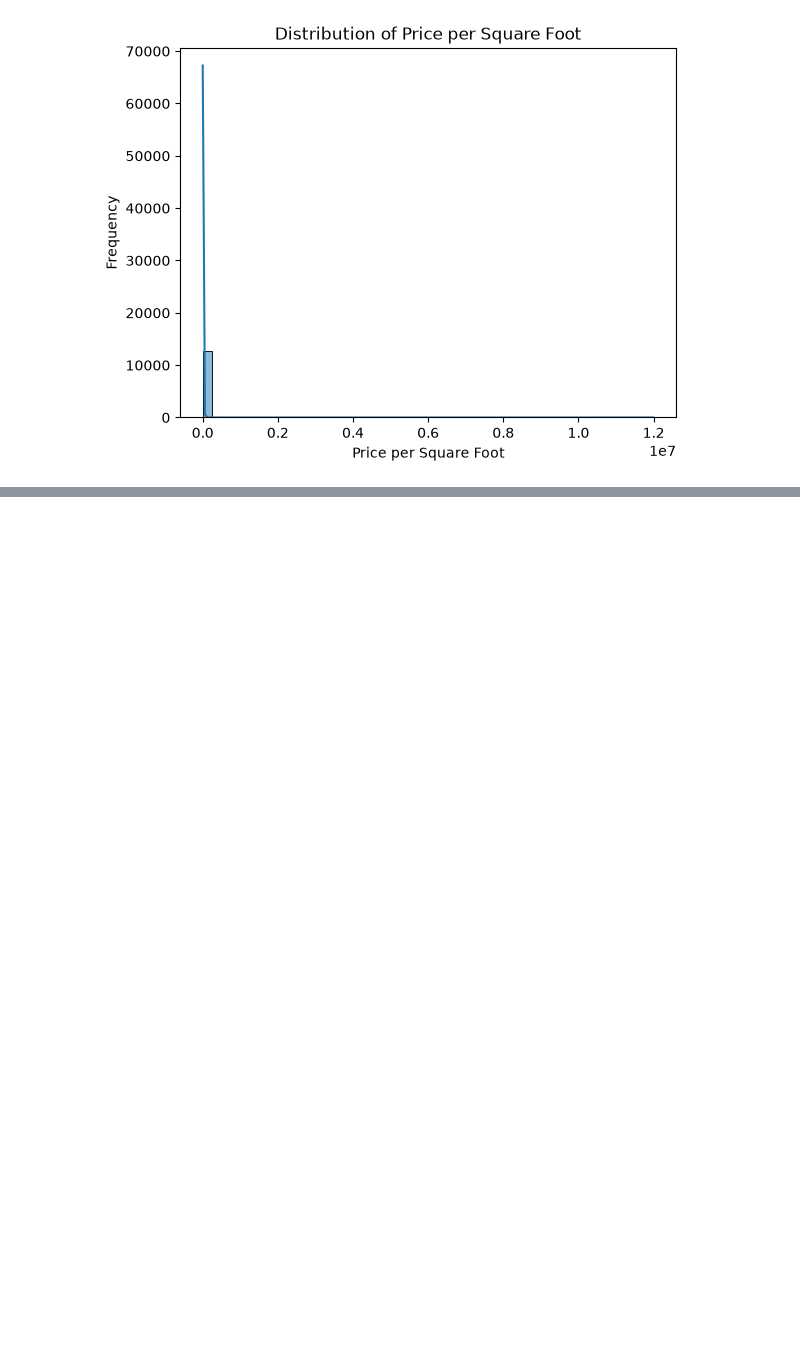
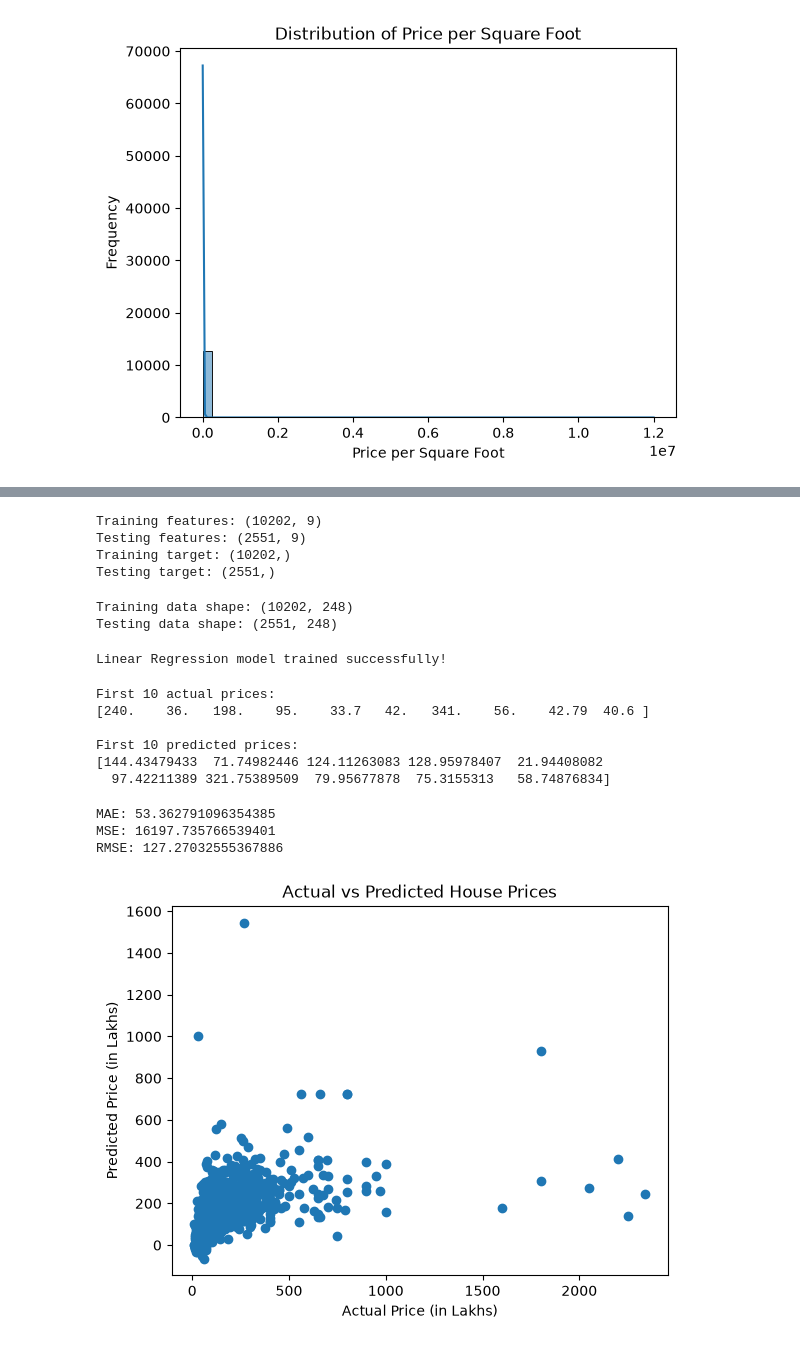
Before and after one commit to Bhoomikamalik81/Probation-Project-26, a Jupyter notebook: Bhoomika-Task-7/bhoomika-task-7.ipynb, the cells around one changed output, grey strips where cells are left out. Cells and saved outputs as stored; diff of their text form; code cells hidden in the pictures; blank space fills up the shorter version.

Commit message:
Trained MODEL

```diff
--- a/Bhoomika-Task-7/bhoomika-task-7.ipynb
+++ b/Bhoomika-Task-7/bhoomika-task-7.ipynb
@@ -1099,0 +1352,63 @@ plt.show()
+# %%
+from sklearn.model_selection import train_test_split
+X_train, X_test, y_train, y_test = train_test_split(
+    X, y, test_size=0.2, random_state=42
+)
+print("Training features:", X_train.shape)
+print("Testing features:", X_test.shape)
+print("Training target:", y_train.shape)
+print("Testing target:", y_test.shape)
+# %% [output]
+Training features: (10202, 9)
+Testing features: (2551, 9)
+Training target: (10202,)
+Testing target: (2551,)
+# %%
+X_train = pd.get_dummies(X_train)
+X_test = pd.get_dummies(X_test)
+X_test = X_test.reindex(columns=X_train.columns, fill_value=0)
+print("Training data shape:", X_train.shape)
+print("Testing data shape:", X_test.shape)
+# %% [output]
+Training data shape: (10202, 248)
+Testing data shape: (2551, 248)
+# %%
+from sklearn.linear_model import LinearRegression
+model = LinearRegression()
+model.fit(X_train, y_train)
+print("Linear Regression model trained successfully!")
+# %% [output]
+Linear Regression model trained successfully!
+# %%
+y_pred = model.predict(X_test)
+print("First 10 actual prices:")
+print(y_test.head(10).values)
+print("\nFirst 10 predicted prices:")
+print(y_pred[:10])
+# %% [output]
+First 10 actual prices:
+[240.    36.   198.    95.    33.7   42.   341.    56.    42.79  40.6 ]
+
+First 10 predicted prices:
+[144.43479433  71.74982446 124.11263083 128.95978407  21.94408082
+  97.42211389 321.75389509  79.95677878  75.3155313   58.74876834]
+# %%
+from sklearn.metrics import mean_absolute_error, mean_squared_error, r2_score
+mae = mean_absolute_error(y_test, y_pred)
+mse = mean_squared_error(y_test, y_pred)
+rmse = np.sqrt(mse)
+print("MAE:", mae)
+print("MSE:", mse)
+print("RMSE:", rmse)
+# %% [output]
+MAE: 53.362791096354385
+MSE: 16197.735766539401
+RMSE: 127.27032555367886
+# %%
+plt.scatter(y_test, y_pred)
+plt.xlabel("Actual Price (in Lakhs)")
+plt.ylabel("Predicted Price (in Lakhs)")
+plt.title("Actual vs Predicted House Prices")
+plt.show()
+# %% [output]
+[figure, added]
```
Also changed, not shown: parts of 24 cells of this notebook.
